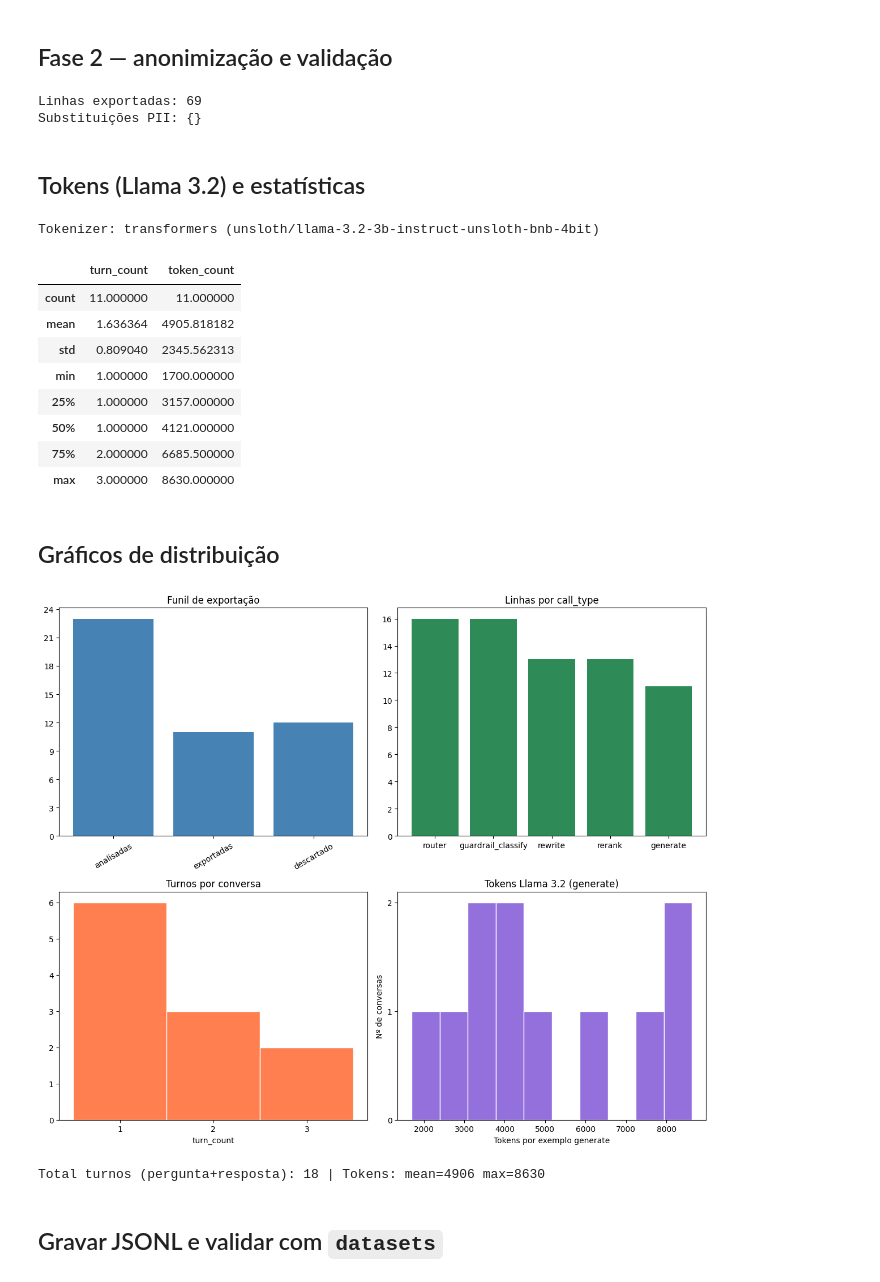
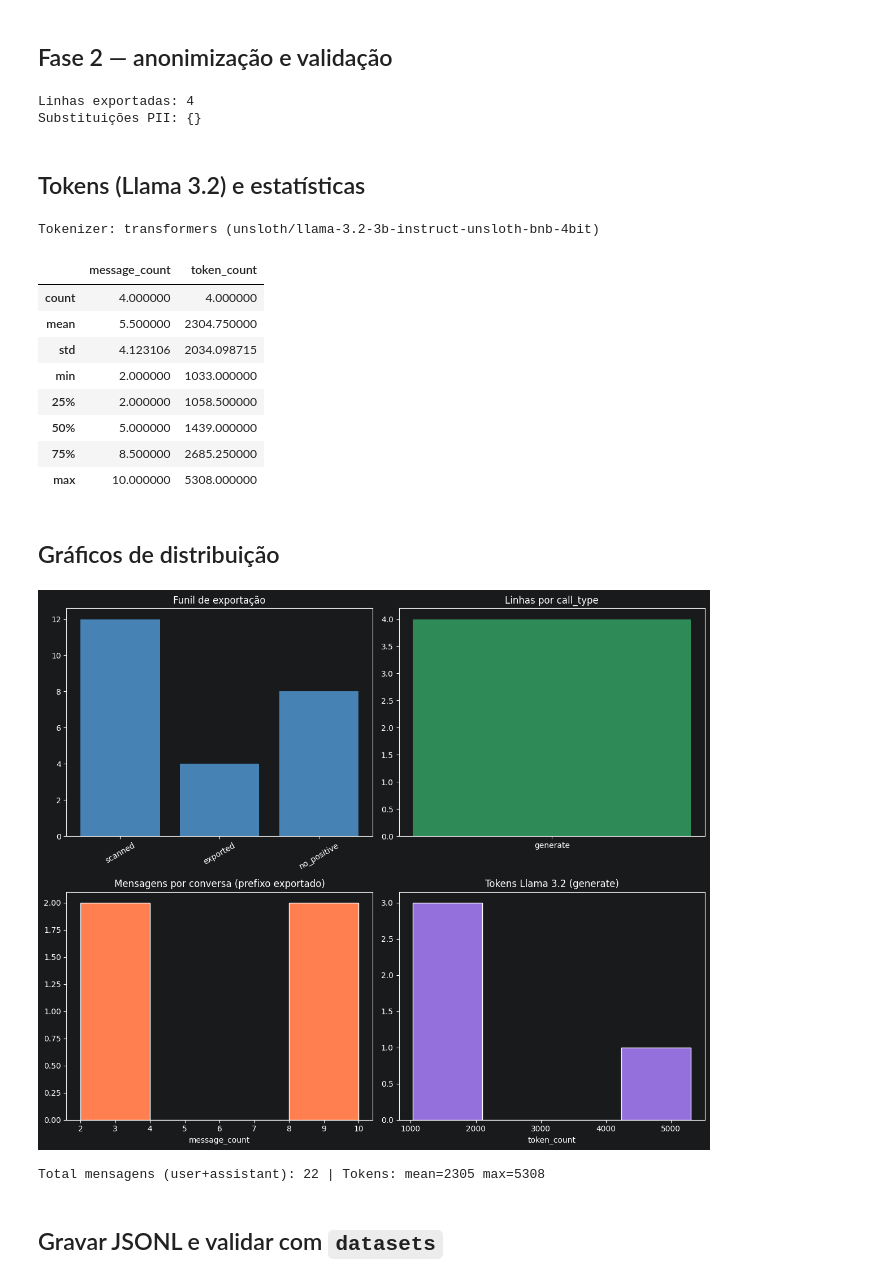
Before and after one commit to leanseefeld/8iadt-tc-fase3-assistente-medico, a Jupyter notebook: llm/fine-tuning/export-positive-conversations.ipynb, the cells around one changed output. Saved outputs shown, nothing was run; the diff lists cells and outputs as text; code cells hidden in the pictures.

```diff
--- a/llm/fine-tuning/export-positive-conversations.ipynb
+++ b/llm/fine-tuning/export-positive-conversations.ipynb
@@ -215,7 +213,6 @@ for conv_id, conv_rows in by_conv.items():
     stats_rows.append({
         "conversation_id": generate_row["conversation_id"],
         "message_count": generate_row["_message_count"],
-        "turn_count": generate_row["_turn_count"],
         "call_type": "generate",
     })
 
@@ -246,7 +243,6 @@ for conv_id, conv_rows in by_conv.items():
         stats_rows.append({
             "conversation_id": r["conversation_id"],
             "message_count": r["_message_count"],
-            "turn_count": r["_turn_count"],
             "call_type": r["call_type"],
         })
 
@@ -255,7 +251,7 @@ df_stats = pd.DataFrame(stats_rows)
 print(f"Linhas exportadas: {len(df_export)}")
 print("Substituições PII:", dict(registry.counts))
 # %% [output]
-Linhas exportadas: 69
+Linhas exportadas: 4
 Substituições PII: {}
 # %% [markdown]
 ## Tokens (Llama 3.2) e estatísticas
@@ -274,27 +270,27 @@ for _, row in df_export[df_export["call_type"] == "generate"].iterrows():
     )
 
 df_conv_stats = (
-    df_stats[df_stats["call_type"] == "generate"][["conversation_id", "turn_count"]]
+    df_stats[df_stats["call_type"] == "generate"][["conversation_id", "message_count"]]
     .drop_duplicates()
     .assign(token_count=lambda d: d["conversation_id"].map(token_by_conv))
 )
 
 print("Tokenizer:", tokenizer_label)
 if len(df_conv_stats):
-    display(df_conv_stats[["turn_count", "token_count"]].describe())
+    display(df_conv_stats[["message_count", "token_count"]].describe())
 else:
     print("Nenhuma conversa exportada.")
 # %% [output]
 Tokenizer: transformers (unsloth/llama-3.2-3b-instruct-unsloth-bnb-4bit)
-|  | turn_count | token_count |
-| count | 11.000000 | 11.000000 |
-| mean | 1.636364 | 4905.818182 |
-| std | 0.809040 | 2345.562313 |
-| min | 1.000000 | 1700.000000 |
-| 25% | 1.000000 | 3157.000000 |
-| 50% | 1.000000 | 4121.000000 |
-| 75% | 2.000000 | 6685.500000 |
-| max | 3.000000 | 8630.000000 |
+|  | message_count | token_count |
+| count | 4.000000 | 4.000000 |
+| mean | 5.500000 | 2304.750000 |
+| std | 4.123106 | 2034.098715 |
+| min | 2.000000 | 1033.000000 |
+| 25% | 2.000000 | 1058.500000 |
+| 50% | 5.000000 | 1439.000000 |
+| 75% | 8.500000 | 2685.250000 |
+| max | 10.000000 | 5308.000000 |
 # %% [markdown]
 ## Gráficos de distribuição
 # %%
@@ -308,67 +304,49 @@ if funnel.exported not in funnel.dropped.values():
 fig, axes = plt.subplots(2, 2, figsize=(12, 10))
 
 # 1) Funil
-FUNNEL_LABEL_PT = {
-    "scanned": "analisadas",
-    "exported": "exportadas",
-    "no_positive": "descartado",
-    "toxic_before_last_positive": "tóxico antes do último positivo",
-    "toxic_final_turn": "turno final tóxico",
-    "missing_llm_pair": "sem par LLM",
-    "pii_validation_failed": "falha na validação PII",
-    "unknown": "desconhecido",
-}
 ax = axes[0, 0]
-funnel_keys = ["scanned", "exported"] + list(funnel.dropped.keys())
-labels = [FUNNEL_LABEL_PT.get(k, k) for k in funnel_keys]
+labels = ["scanned", "exported"] + list(funnel.dropped.keys())
 vals = [funnel.scanned, funnel.exported] + list(funnel.dropped.values())
 ax.bar(labels, vals, color="steelblue")
 ax.set_title("Funil de exportação")
 ax.tick_params(axis="x", rotation=30)
-ax.yaxis.set_major_locator(MaxNLocator(integer=True))
 
 # 2) call_type
 ax = axes[0, 1]
 if len(df_export):
     ct = df_export["call_type"].value_counts()
     ax.bar(ct.index.astype(str), ct.values, color="seagreen")
 ax.set_title("Linhas por call_type")
 
-# 3) turn_count (pares pergunta + resposta)
+# 3) message_count
 ax = axes[1, 0]
 if len(df_conv_stats) >= 2:
-    turns = df_conv_stats["turn_count"].astype(int)
-    min_t, max_t = int(turns.min()), int(turns.max())
-    bins = np.arange(min_t, max_t + 2) - 0.5
-    ax.hist(turns, bins=bins, color="coral", edgecolor="white")
+    ax.hist(df_conv_stats["message_count"], bins=min(10, len(df_conv_stats)), color="coral", edgecolor="white")
 elif len(df_conv_stats) == 1:
-    ax.bar([str(int(df_conv_stats["turn_count"].iloc[0]))], [1], color="coral")
-ax.set_title("Turnos por conversa")
-ax.set_xlabel("turn_count")
-ax.xaxis.set_major_locator(MaxNLocator(integer=True))
+    ax.bar([str(df_conv_stats["message_count"].iloc[0])], [1], color="coral")
+ax.set_title("Mensagens por conversa (prefixo exportado)")
+ax.set_xlabel("message_count")
 
-# 4) token_count (tamanho do exemplo generate para SFT)
+# 4) token_count
 ax = axes[1, 1]
 if len(df_conv_stats) >= 2:
     ax.hist(df_conv_stats["token_count"], bins=min(10, len(df_conv_stats)), color="mediumpurple", edgecolor="white")
 elif len(df_conv_stats) == 1:
-    ax.bar([str(int(df_conv_stats["token_count"].iloc[0]))], [1], color="mediumpurple")
+    ax.bar([str(df_conv_stats["token_count"].iloc[0])], [1], color="mediumpurple")
 ax.set_title("Tokens Llama 3.2 (generate)")
-ax.set_xlabel("Tokens por exemplo generate")
-ax.set_ylabel("Nº de conversas")
-ax.yaxis.set_major_locator(MaxNLocator(integer=True))
+ax.set_xlabel("token_count")
 
 plt.tight_layout()
 plt.show()
 
 if len(df_conv_stats):
     print(
-        f"Total turnos (pergunta+resposta): {int(df_conv_stats['turn_count'].sum())} | "
+        f"Total mensagens (user+assistant): {df_conv_stats['message_count'].sum()} | "
         f"Tokens: mean={df_conv_stats['token_count'].mean():.0f} max={df_conv_stats['token_count'].max()}"
     )
 # %% [output]
-[figure, old version]
+[figure, new version]
-Total turnos (pergunta+resposta): 18 | Tokens: mean=4906 max=8630
+Total mensagens (user+assistant): 22 | Tokens: mean=2305 max=5308
 # %% [markdown]
 ## Gravar JSONL e validar com `datasets`
 # %%
```
Also changed, not shown: parts of 7 cells of this notebook, 6 other files.
